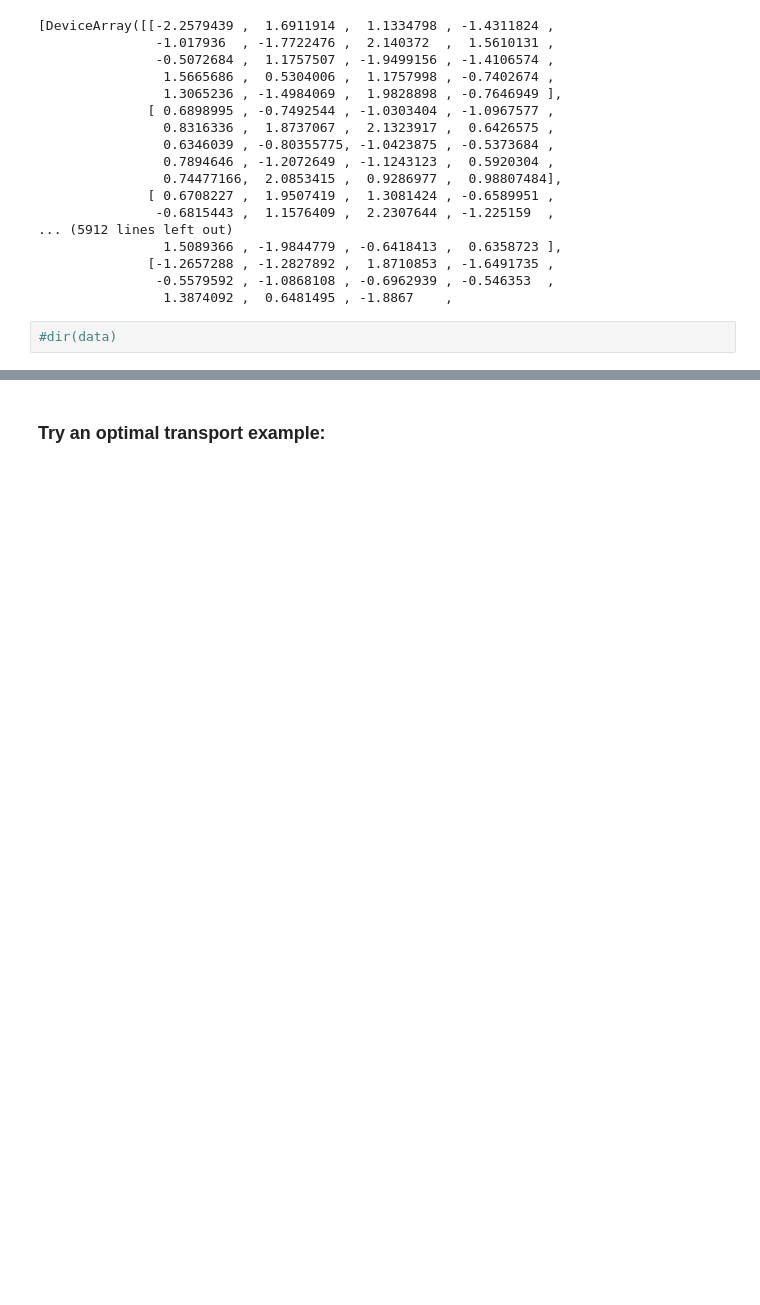
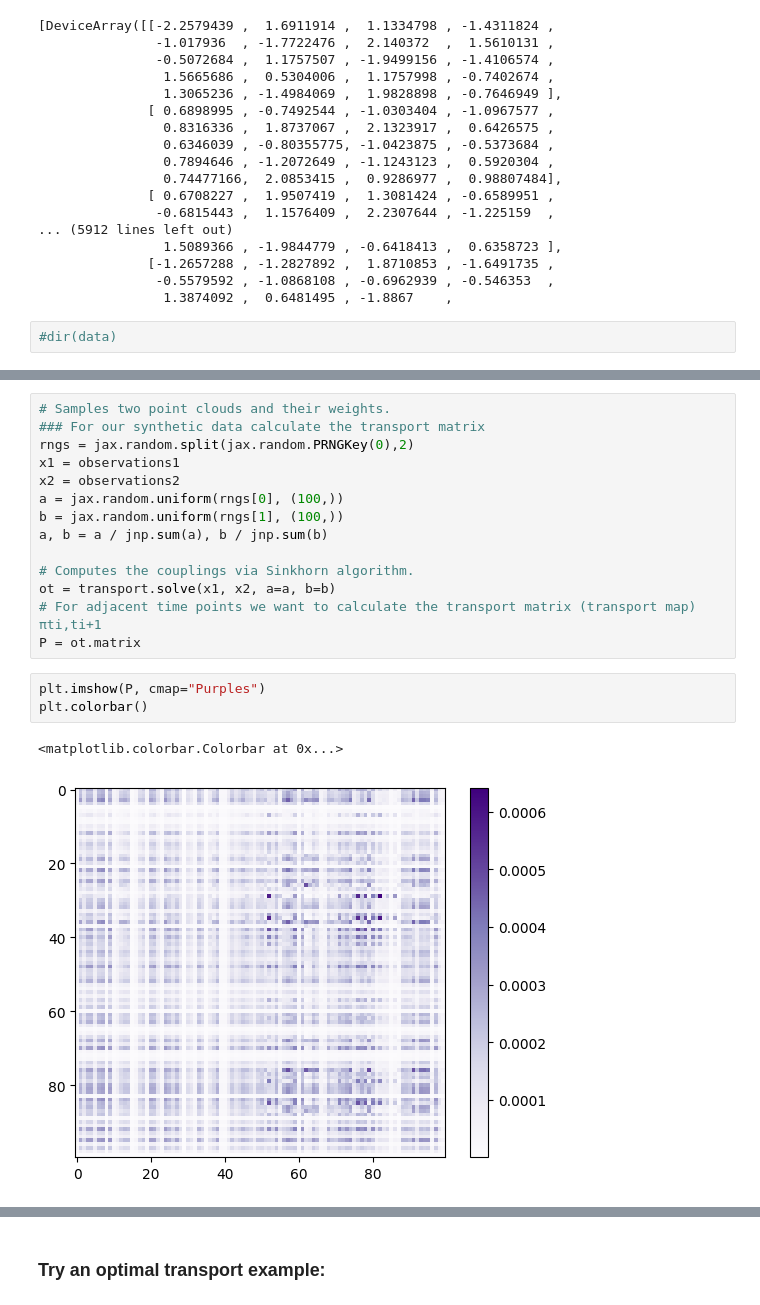
Before and after one commit to anisioti/dibs, a Jupyter notebook: dibs/new_generation_process/generate_data_samples.ipynb, the cells around one changed output, grey strips where cells are left out. Saved outputs shown, nothing was run; the diff lists cells and outputs as text; blank space fills up the shorter version.

```diff
--- a/dibs/new_generation_process/generate_data_samples.ipynb
+++ b/dibs/new_generation_process/generate_data_samples.ipynb
@@ -95,0 +142,20 @@ observations
+# %%
+# Samples two point clouds and their weights.
+### For our synthetic data calculate the transport matrix
+rngs = jax.random.split(jax.random.PRNGKey(0),2)
+x1 = observations1
+x2 = observations2
+a = jax.random.uniform(rngs[0], (100,))
+b = jax.random.uniform(rngs[1], (100,))
+a, b = a / jnp.sum(a), b / jnp.sum(b)
+
+# Computes the couplings via Sinkhorn algorithm.
+ot = transport.solve(x1, x2, a=a, b=b)
+# For adjacent time points we want to calculate the transport matrix (transport map) πti,ti+1
+P = ot.matrix
+# %%
+plt.imshow(P, cmap="Purples")
+plt.colorbar()
+# %% [output]
+<matplotlib.colorbar.Colorbar at 0x...>
+[figure, added]
```
Also changed, not shown: parts of 24 cells of this notebook.
